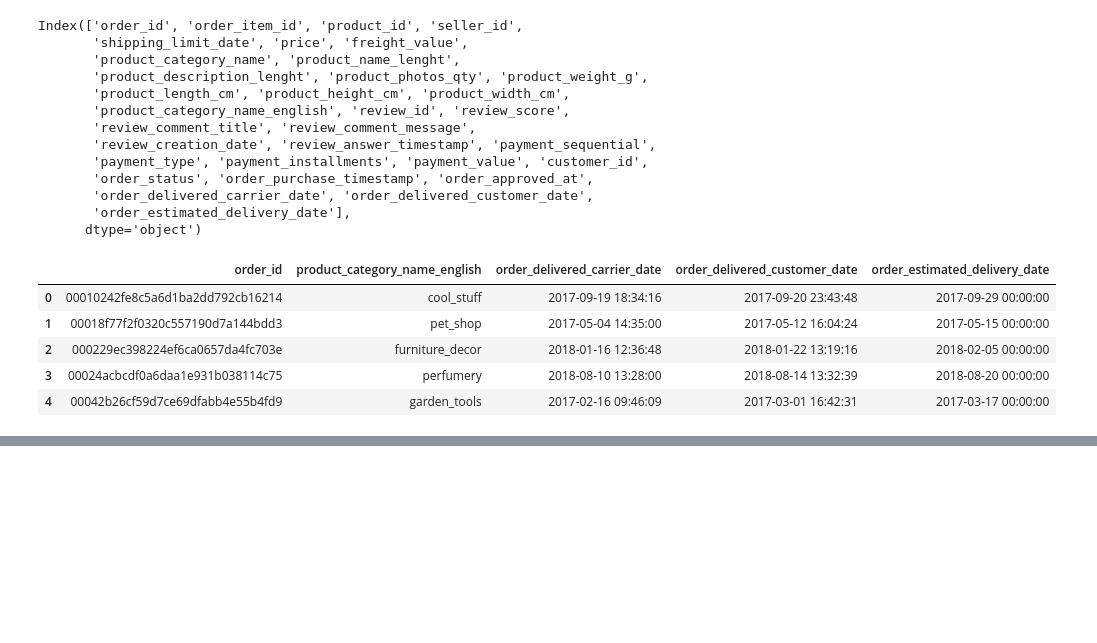
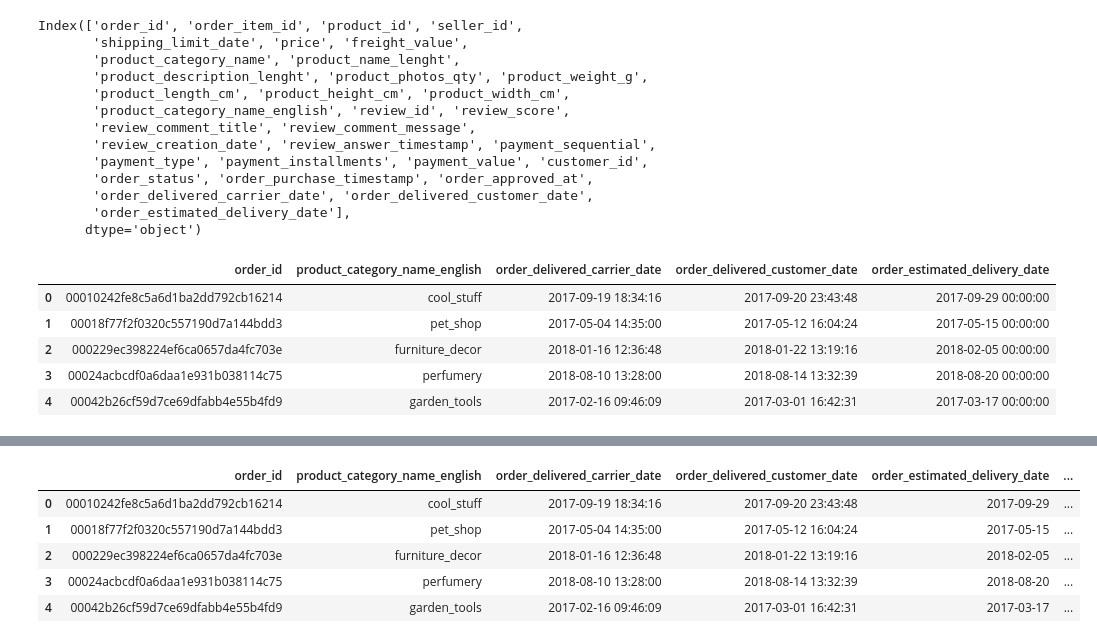
Before and after one commit to rahmanazizf/data-wrangling-pacmann, a Jupyter notebook: olist_analysis.ipynb, the cells around one changed output, grey strips where cells are left out. Drawn from its saved outputs; the diff is of its cells as text; code cells hidden in the pictures; blank space fills up the shorter version.

```diff
--- a/olist_analysis.ipynb
+++ b/olist_analysis.ipynb
@@ -439,0 +520,11 @@ TypeError: parse_date() missing 1 required positional argument: 'date'
+# %%
+df_date['delivery_expectation'] = (df_date.iloc[:, 4] - df_date.iloc[:, 2]).apply(extract_days)
+# %%
+df_date.head()
+# %% [output]
+|  | order_id | product_category_name_english | order_delivered_carrier_date | order_delivered_customer_date | order_estimated_delivery_date | ... |
+| 0 | 00010242fe8c5a6d1ba2dd792cb16214 | cool_stuff | 2017-09-19 18:34:16 | 2017-09-20 23:43:48 | 2017-09-29 | ... |
+| 1 | 00018f77f2f0320c557190d7a144bdd3 | pet_shop | 2017-05-04 14:35:00 | 2017-05-12 16:04:24 | 2017-05-15 | ... |
+| 2 | 000229ec398224ef6ca0657da4fc703e | furniture_decor | 2018-01-16 12:36:48 | 2018-01-22 13:19:16 | 2018-02-05 | ... |
+| 3 | 00024acbcdf0a6daa1e931b038114c75 | perfumery | 2018-08-10 13:28:00 | 2018-08-14 13:32:39 | 2018-08-20 | ... |
+| 4 | 00042b26cf59d7ce69dfabb4e55b4fd9 | garden_tools | 2017-02-16 09:46:09 | 2017-03-01 16:42:31 | 2017-03-17 | ... |
```
Also changed, not shown: parts of 18 cells of this notebook.
